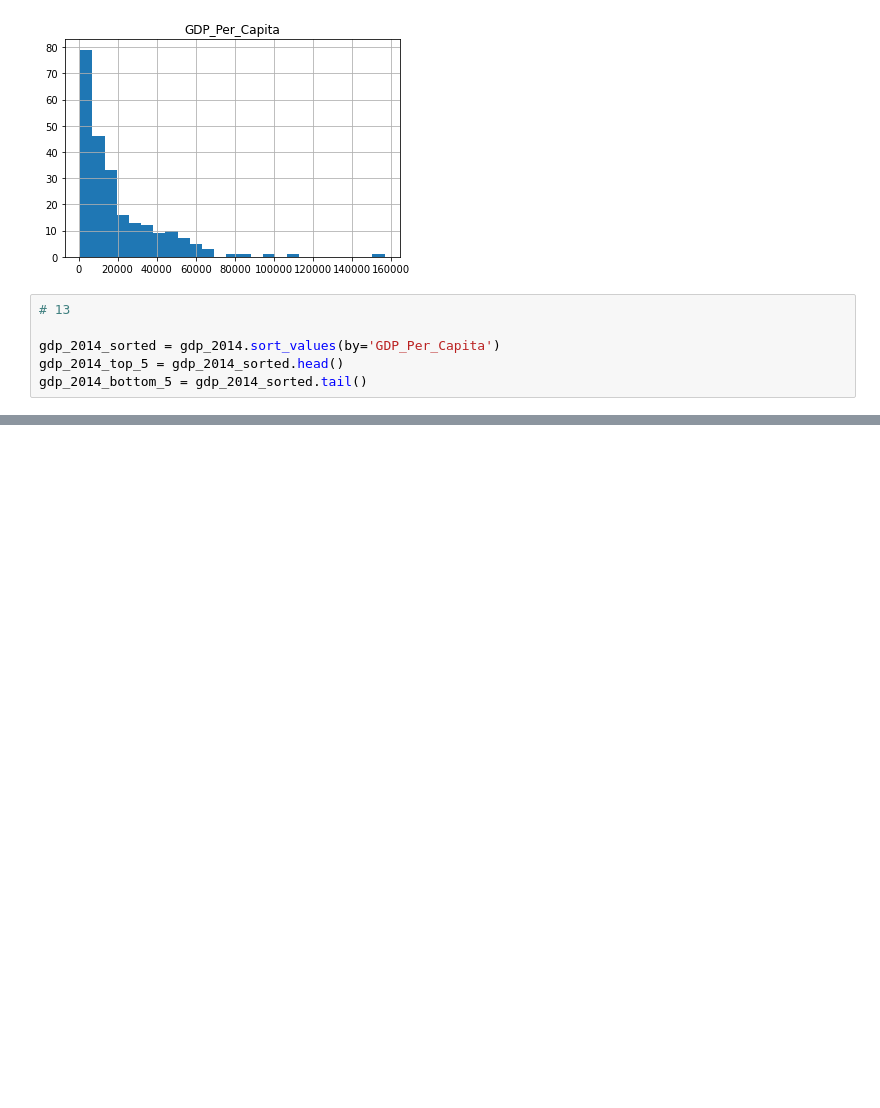
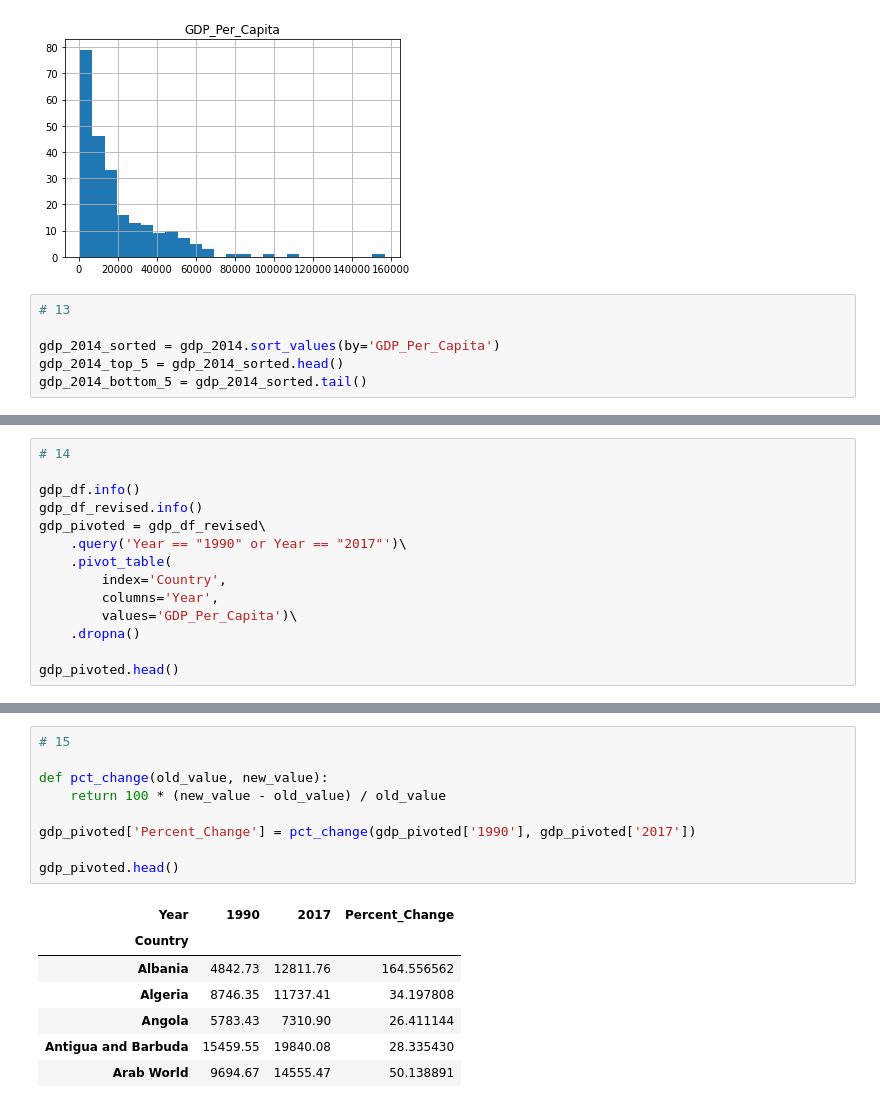
Before and after one commit to nss-data-science-cohort-5/un_exploration-bdfinlayson, a Jupyter notebook: main.ipynb, the cells around one changed output, grey strips where cells are left out. Drawn from its saved outputs; the diff is of its cells as text; blank space fills up the shorter version.

```diff
--- a/main.ipynb
+++ b/main.ipynb
@@ -147,0 +146,14 @@ gdp_2014_bottom_5 = gdp_2014_sorted.tail()
+# %%
+# 14
+
+gdp_df.info()
+gdp_df_revised.info()
+gdp_pivoted = gdp_df_revised\
+    .query('Year == "1990" or Year == "2017"')\
+    .pivot_table(
+        index='Country',
+        columns='Year',
+        values='GDP_Per_Capita')\
+    .dropna()
+
+gdp_pivoted.head()
@@ -147,0 +185,17 @@ gdp_2014_bottom_5 = gdp_2014_sorted.tail()
+# %%
+# 15
+
+def pct_change(old_value, new_value):
+    return 100 * (new_value - old_value) / old_value
+
+gdp_pivoted['Percent_Change'] = pct_change(gdp_pivoted['1990'], gdp_pivoted['2017'])
+
+gdp_pivoted.head()
+# %% [output]
+| Year | 1990 | 2017 | Percent_Change |
+| Country |  |  |  |
+| Albania | 4842.73 | 12811.76 | 164.556562 |
+| Algeria | 8746.35 | 11737.41 | 34.197808 |
+| Angola | 5783.43 | 7310.90 | 26.411144 |
+| Antigua and Barbuda | 15459.55 | 19840.08 | 28.335430 |
+| Arab World | 9694.67 | 14555.47 | 50.138891 |
```
Also changed, not shown: parts of 4 cells of this notebook.
